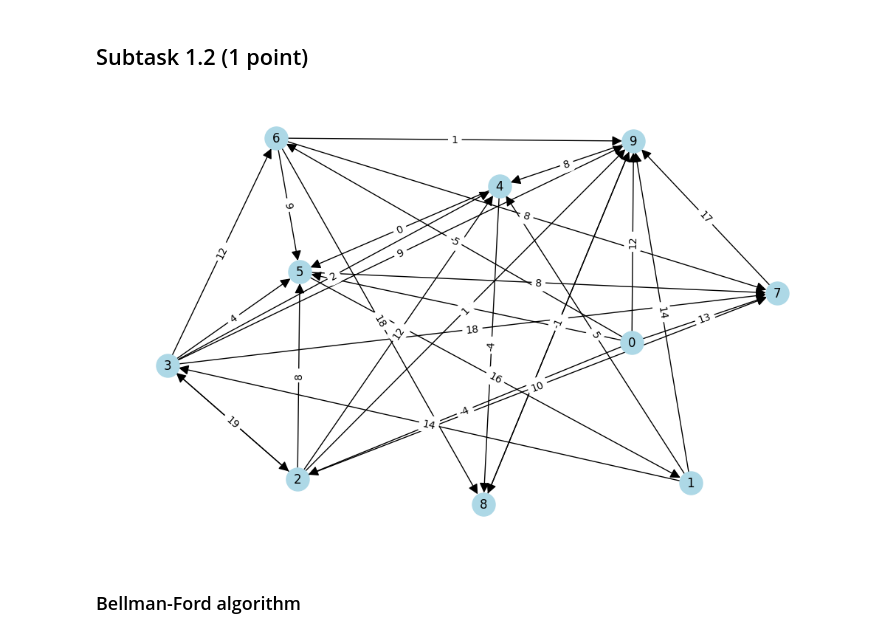
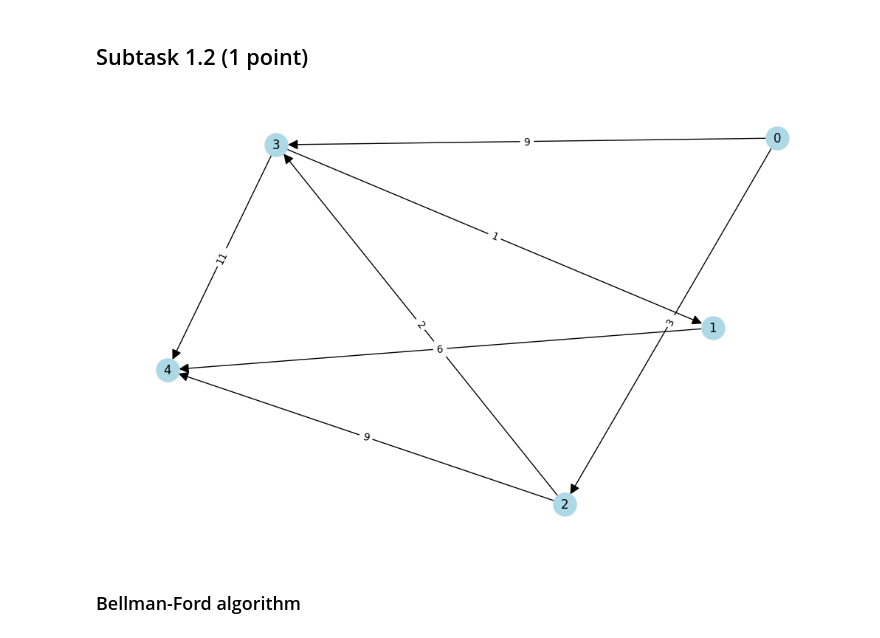
Before and after one commit to yuliiayakymiv/Lab1_Trees, a Jupyter notebook: Lab1_Trees.ipynb, the cells around one changed output. Drawn from its saved outputs; the diff is of its cells as text; code cells hidden in the pictures.

```diff
--- a/Lab1_Trees.ipynb
+++ b/Lab1_Trees.ipynb
@@ -240,9 +239,9 @@ mstp.edges(), len(mstp.edges())
 # %% [markdown]
 ## Subtask 1.2 (1 point)
 # %%
-G = gnp_random_connected_graph(10, 0.5, True, True)
+G = gnp_random_connected_graph(5, 0.5, True, True)
 # %% [output]
-[figure, old version]
+[figure, new version]
 # %% [markdown]
 ### Bellman-Ford algorithm
 # %% [markdown]
```
Also changed, not shown: parts of 24 cells of this notebook, 2 other files.
